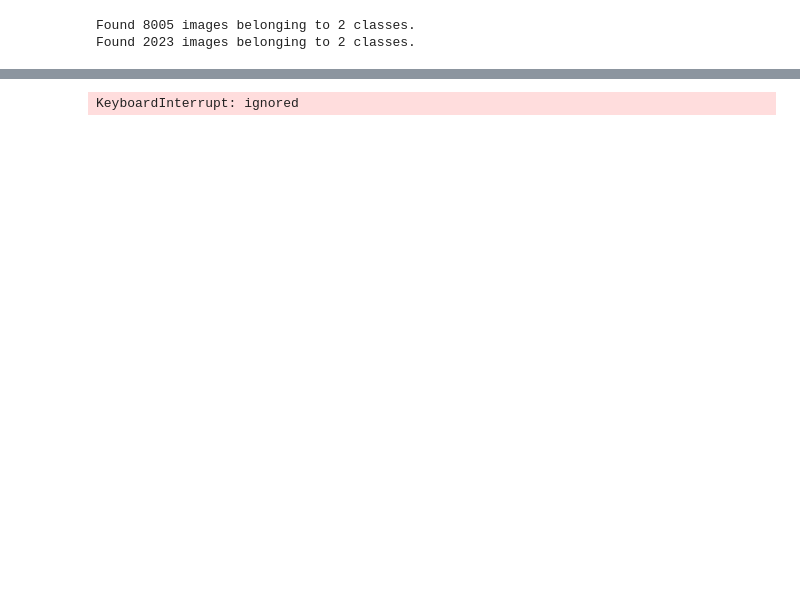
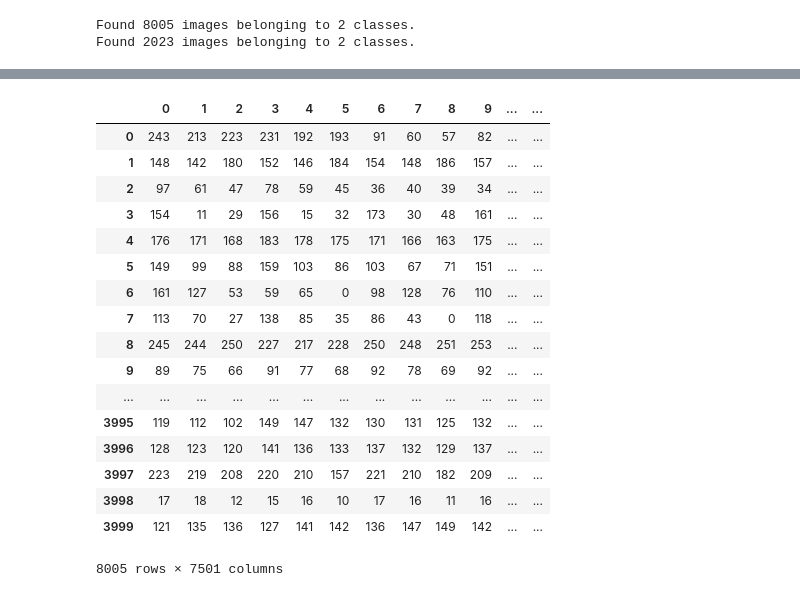
Before and after one commit to FanXu302/Project-Classification, a Jupyter notebook: FinalProject.ipynb, the cells around one changed output, grey strips where cells are left out. Saved outputs shown, nothing was run; the diff lists cells and outputs as text; code cells hidden in the pictures; blank space fills up the shorter version.

```diff
--- a/FinalProject.ipynb
+++ b/FinalProject.ipynb
@@ -96,13 +93,35 @@ Name: file, dtype: object
+# %%
+df_train
+# %% [output]
+|  | 0 | 1 | 2 | 3 | 4 | 5 | 6 | 7 | 8 | 9 | ... | ... |
+| 0 | 243 | 213 | 223 | 231 | 192 | 193 | 91 | 60 | 57 | 82 | ... | ... |
+| 1 | 148 | 142 | 180 | 152 | 146 | 184 | 154 | 148 | 186 | 157 | ... | ... |
+| 2 | 97 | 61 | 47 | 78 | 59 | 45 | 36 | 40 | 39 | 34 | ... | ... |
+| 3 | 154 | 11 | 29 | 156 | 15 | 32 | 173 | 30 | 48 | 161 | ... | ... |
+| 4 | 176 | 171 | 168 | 183 | 178 | 175 | 171 | 166 | 163 | 175 | ... | ... |
+| 5 | 149 | 99 | 88 | 159 | 103 | 86 | 103 | 67 | 71 | 151 | ... | ... |
+| 6 | 161 | 127 | 53 | 59 | 65 | 0 | 98 | 128 | 76 | 110 | ... | ... |
+| 7 | 113 | 70 | 27 | 138 | 85 | 35 | 86 | 43 | 0 | 118 | ... | ... |
+| 8 | 245 | 244 | 250 | 227 | 217 | 228 | 250 | 248 | 251 | 253 | ... | ... |
+| 9 | 89 | 75 | 66 | 91 | 77 | 68 | 92 | 78 | 69 | 92 | ... | ... |
+| ... | ... | ... | ... | ... | ... | ... | ... | ... | ... | ... | ... | ... |
+| 3995 | 119 | 112 | 102 | 149 | 147 | 132 | 130 | 131 | 125 | 132 | ... | ... |
+| 3996 | 128 | 123 | 120 | 141 | 136 | 133 | 137 | 132 | 129 | 137 | ... | ... |
+| 3997 | 223 | 219 | 208 | 220 | 210 | 157 | 221 | 210 | 182 | 209 | ... | ... |
+| 3998 | 17 | 18 | 12 | 15 | 16 | 10 | 17 | 16 | 11 | 16 | ... | ... |
+| 3999 | 121 | 135 | 136 | 127 | 141 | 142 | 136 | 147 | 149 | 142 | ... | ... |
+8005 rows × 7501 columns
 # %%
+from sklearn.linear_model import LogisticRegression
+from sklearn.discriminant_analysis import LinearDiscriminantAnalysis
 from sklearn.neighbors import KNeighborsClassifier
+from sklearn.naive_bayes import GaussianNB
+from sklearn.metrics import plot_roc_curve, roc_auc_score
 
 X_train = df_train.drop(['category'], axis=1)
 y_train = df_train['category']
 X_test = df_test.drop(['category'], axis=1)
 y_test = df_test['category']
-model = KNeighborsClassifier()
-# %% [output]
-KeyboardInterrupt: ignored
 # %%
 X_train.head()
 # %% [output]
```
Also changed, not shown: parts of 24 cells of this notebook.
